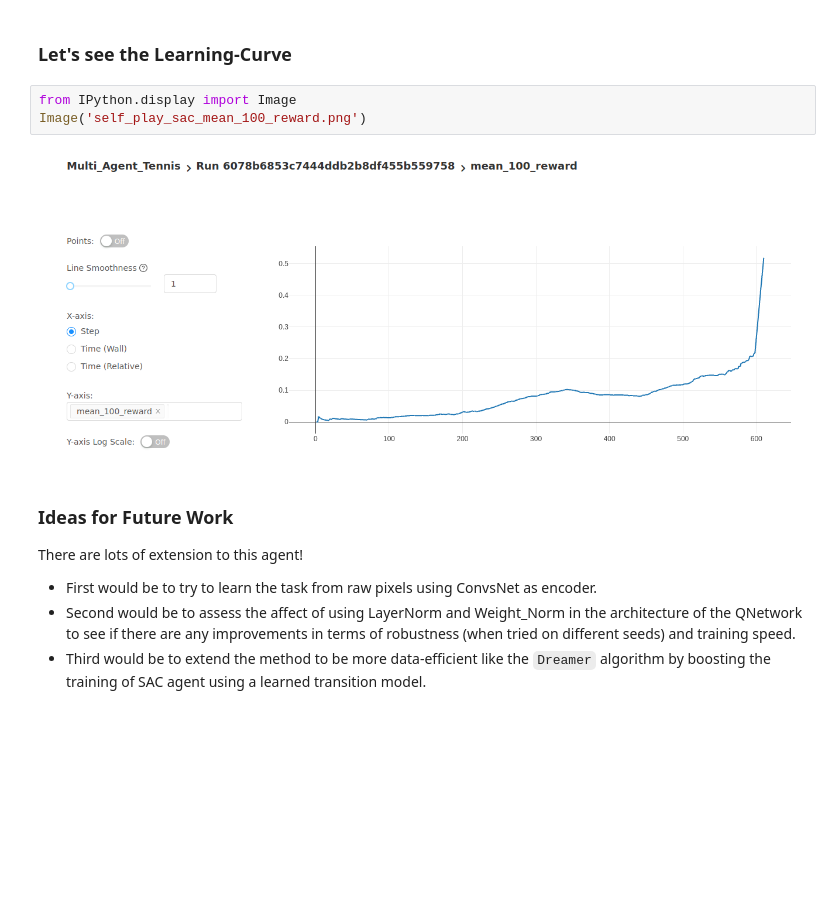
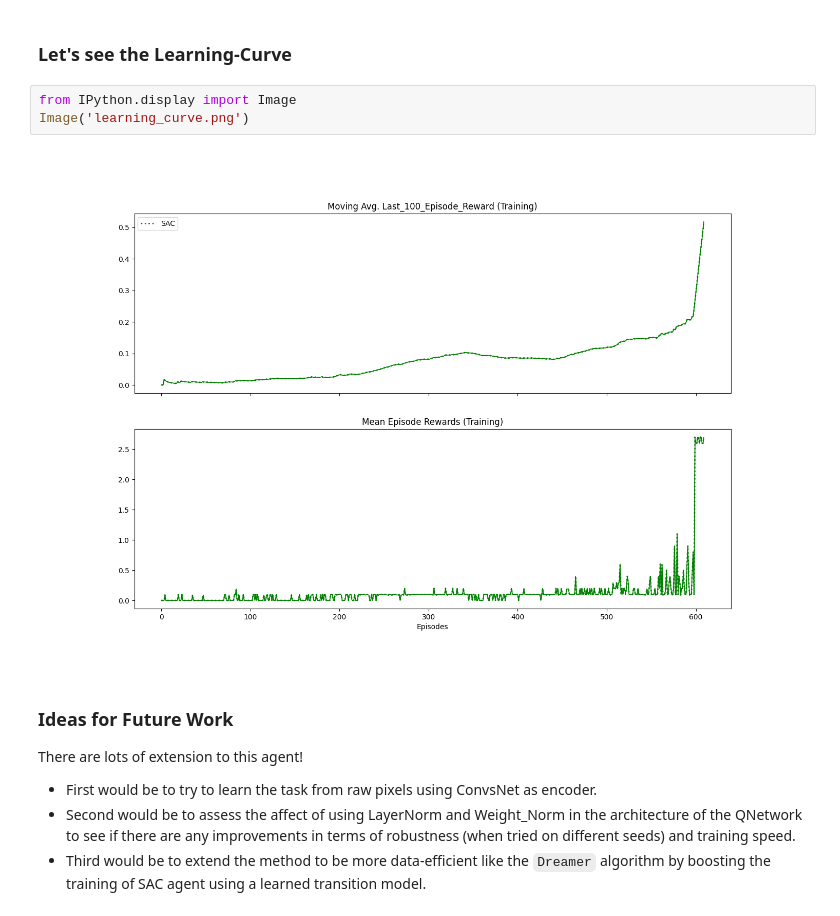
Before and after one commit to Jeyhooon/deep-reinforcement-learning, a Jupyter notebook: p3_collab_compet/self_play_sac/Report.ipynb, the cells around one changed output. Drawn from its saved outputs; the diff is of its cells as text; blank space fills up the shorter version.

Commit message:
learning curve plot added

```diff
--- a/p3_collab_compet/self_play_sac/Report.ipynb
+++ b/p3_collab_compet/self_play_sac/Report.ipynb
@@ -628,9 +628,9 @@ Training complete.
 ### Let's see the Learning-Curve
 # %%
 from IPython.display import Image
-Image('self_play_sac_mean_100_reward.png')
+Image('learning_curve.png')
 # %% [output]
-[figure, old version]
+[figure, new version]
 # %% [markdown]
 ### Ideas for Future Work
 
```
Also changed, not shown: 1 other file.
